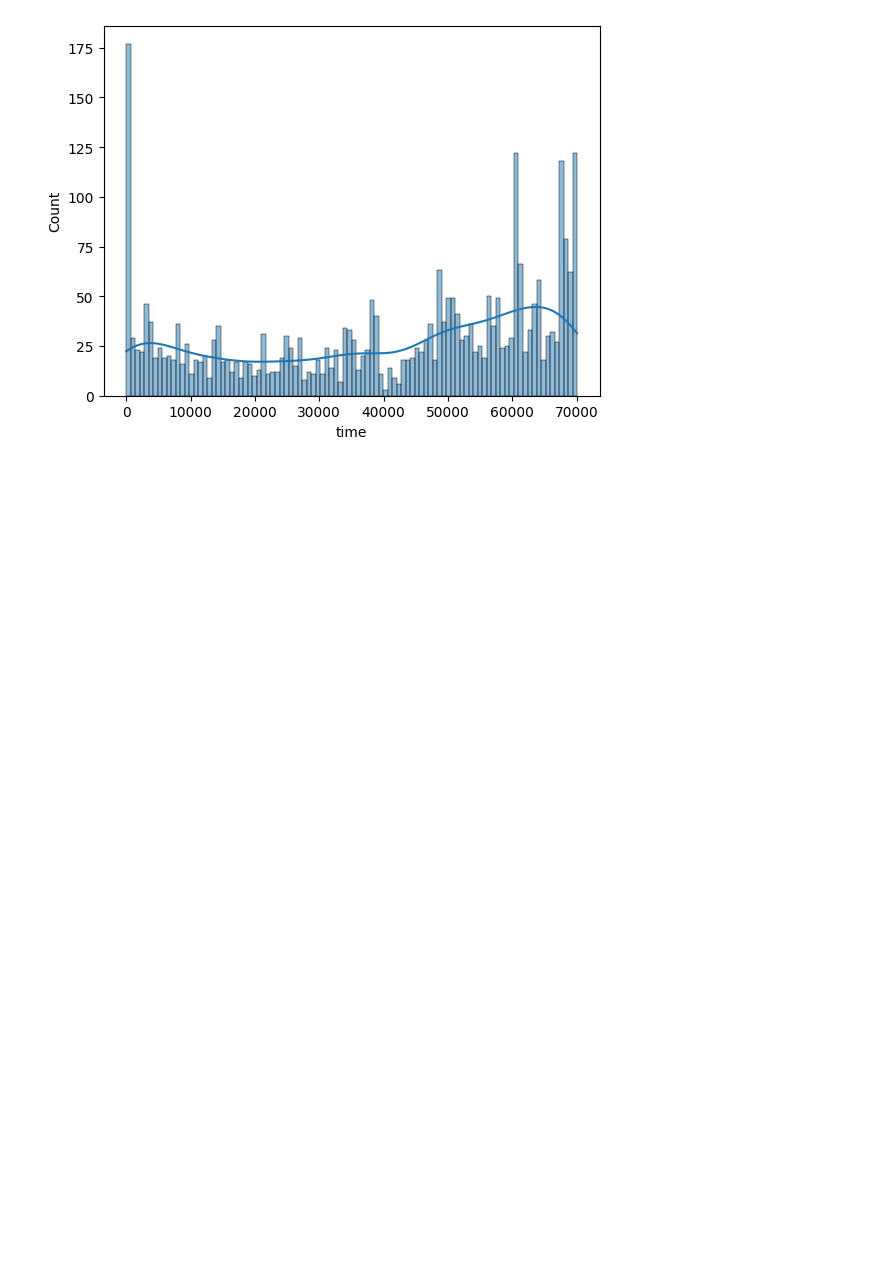
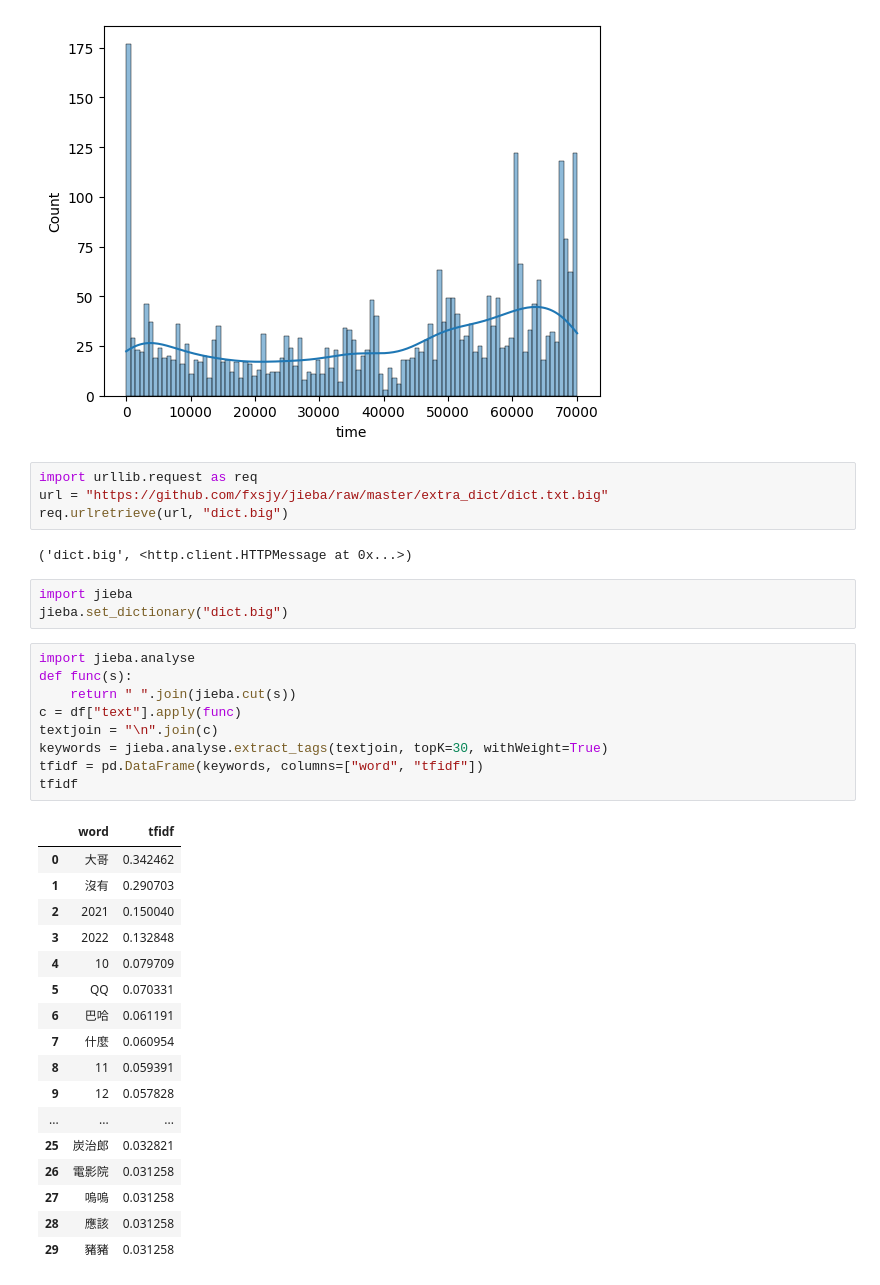
Before and after one commit to Elwing-Chou/kmu1203, a Jupyter notebook: 2_pandas.ipynb, the cells around one changed output. Cells and saved outputs as stored; diff of their text form; blank space fills up the shorter version.

```diff
--- a/2_pandas.ipynb
+++ b/2_pandas.ipynb
@@ -146,3 +146,39 @@ sns.histplot(x=df["time"], bins=100, kde=True)
 # plt.savefig("danmu.png")
 # %% [output]
 [figure]
+# %%
+import urllib.request as req
+url = "https://github.com/fxsjy/jieba/raw/master/extra_dict/dict.txt.big"
+req.urlretrieve(url, "dict.big")
+# %% [output]
+('dict.big', <http.client.HTTPMessage at 0x...>)
+# %%
+import jieba
+jieba.set_dictionary("dict.big")
+# %%
+import jieba.analyse
+def func(s):
+    return " ".join(jieba.cut(s))
+c = df["text"].apply(func)
+textjoin = "\n".join(c)
+keywords = jieba.analyse.extract_tags(textjoin, topK=30, withWeight=True)
+tfidf = pd.DataFrame(keywords, columns=["word", "tfidf"])
+tfidf
+# %% [output]
+|  | word | tfidf |
+| 0 | 大哥 | 0.342462 |
+| 1 | 沒有 | 0.290703 |
+| 2 | 2021 | 0.150040 |
+| 3 | 2022 | 0.132848 |
+| 4 | 10 | 0.079709 |
+| 5 | QQ | 0.070331 |
+| 6 | 巴哈 | 0.061191 |
+| 7 | 什麼 | 0.060954 |
+| 8 | 11 | 0.059391 |
+| 9 | 12 | 0.057828 |
+| ... | ... | ... |
+| 25 | 炭治郎 | 0.032821 |
+| 26 | 電影院 | 0.031258 |
+| 27 | 嗚嗚 | 0.031258 |
+| 28 | 應該 | 0.031258 |
+| 29 | 豬豬 | 0.031258 |
```
